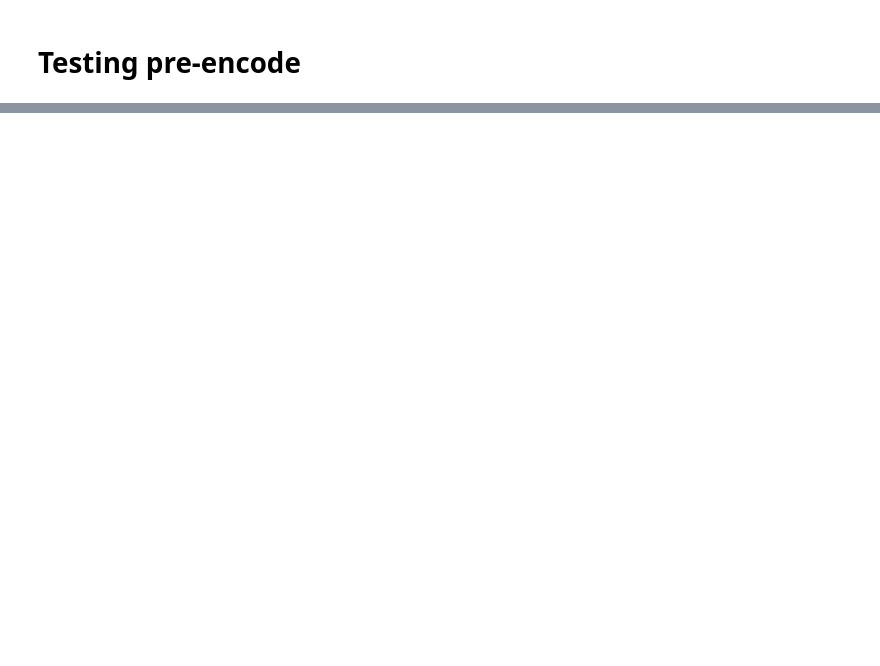
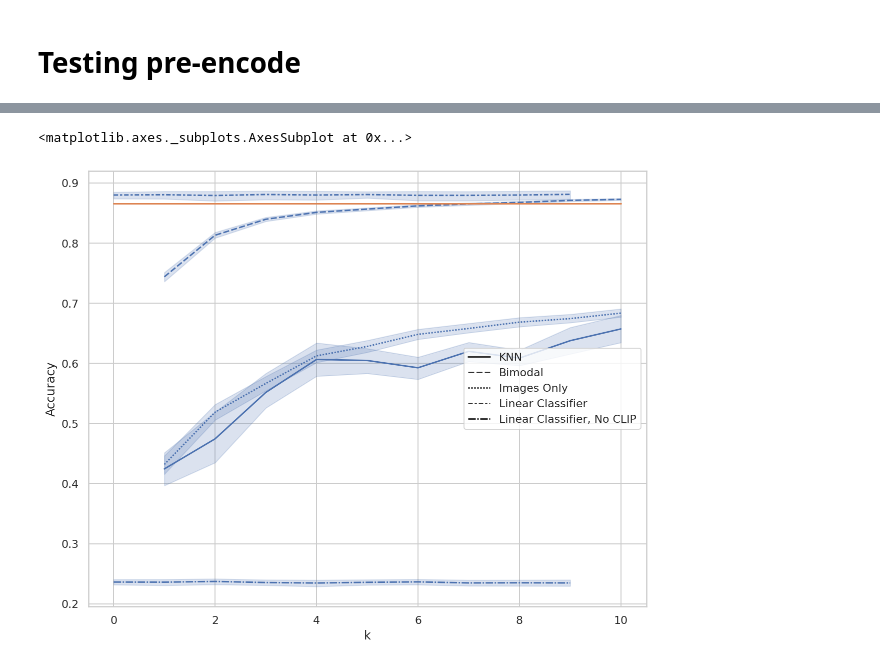
Before and after one commit to jerrychen109/CLIP-fewshot, a Jupyter notebook: Pipeline.ipynb, the cells around one changed output, grey strips where cells are left out. Drawn from its saved outputs; the diff is of its cells as text; code cells hidden in the pictures; blank space fills up the shorter version.

```diff
--- a/Pipeline.ipynb
+++ b/Pipeline.ipynb
@@ -650,0 +629,7 @@ print("test accuracy: ", test_acc)
+# %%
+sns.color_palette("tab10")
+sns.lineplot(data=dfFinal, x="k", y="Accuracy", style="Type")
+sns.lineplot(x=list(range(0, 11)), y=[0.866]* 11)
+# %% [output]
+<matplotlib.axes._subplots.AxesSubplot at 0x...>
+[figure, added]
```
Also changed, not shown: parts of 79 cells of this notebook.
